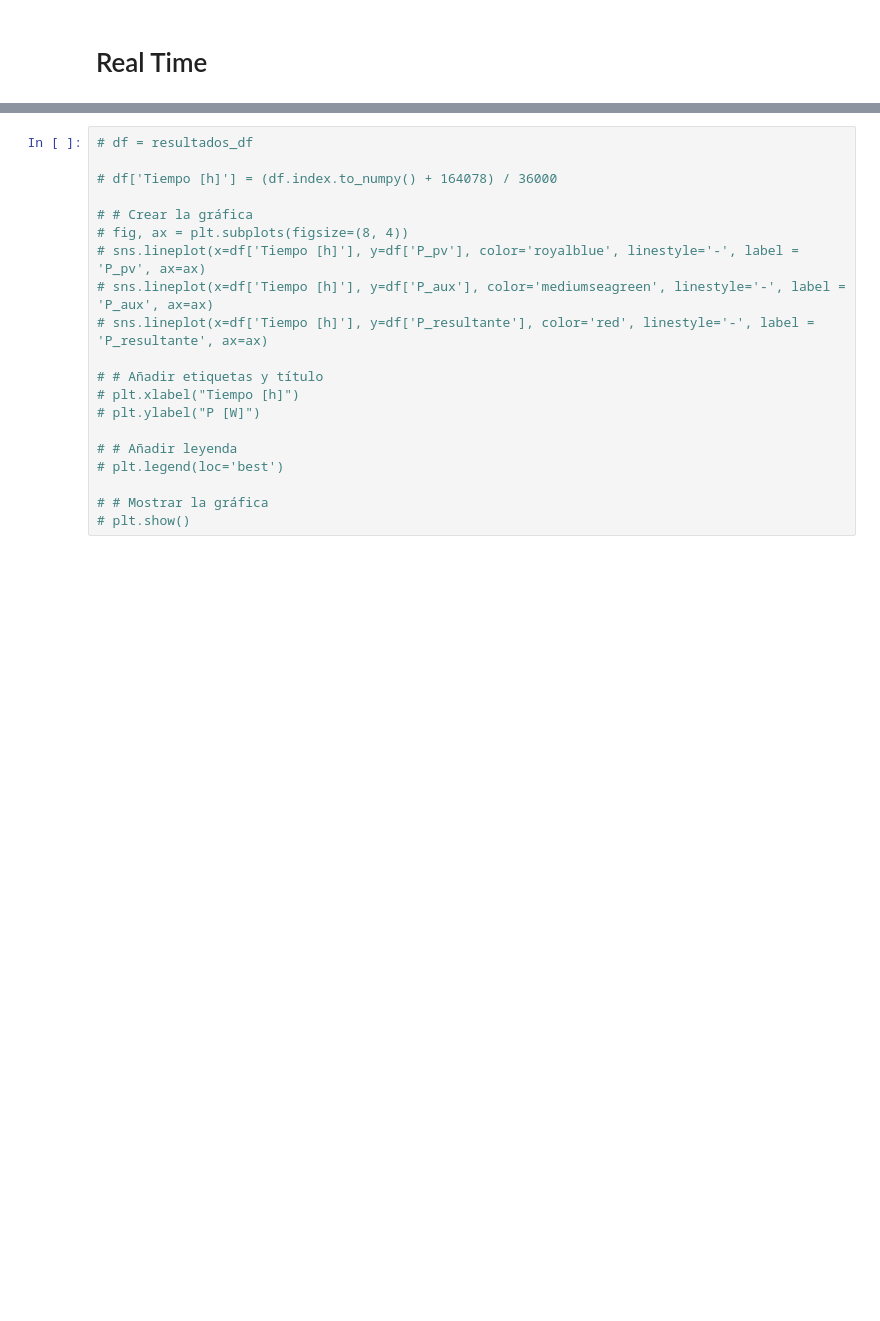
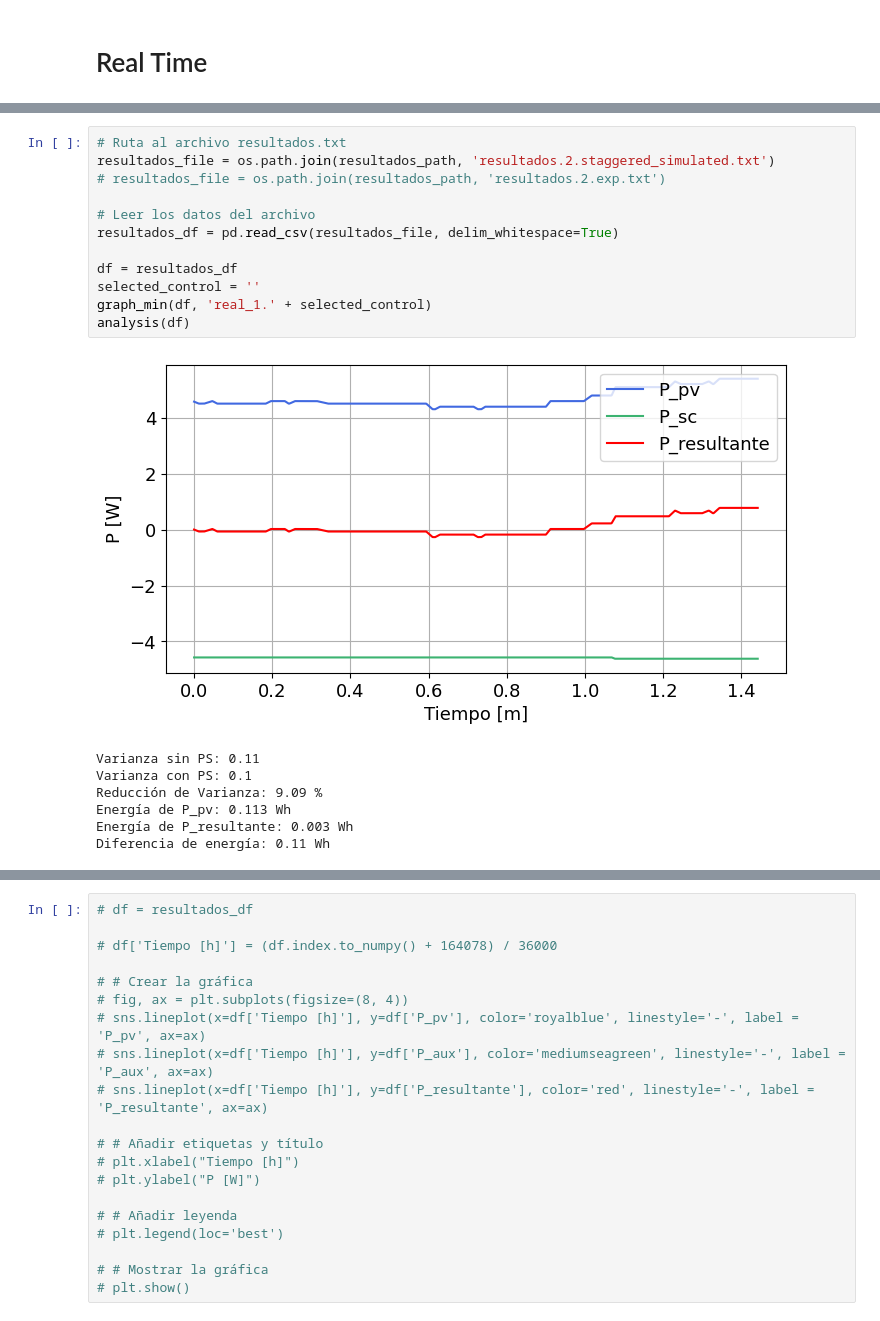
Before and after one commit to jorgecard/Telecontrol_r, a Jupyter notebook: PowerSmoothing/measurements.ipynb, the cells around one changed output, grey strips where cells are left out. Saved outputs shown, nothing was run; the diff lists cells and outputs as text; blank space fills up the shorter version.

```diff
--- a/PowerSmoothing/measurements.ipynb
+++ b/PowerSmoothing/measurements.ipynb
@@ -346,3 +366,23 @@ Diferencia de energía: 0.306 Wh
+# %%
+# Ruta al archivo resultados.txt
+resultados_file = os.path.join(resultados_path, 'resultados.2.staggered_simulated.txt')
+# resultados_file = os.path.join(resultados_path, 'resultados.2.exp.txt')
+
+# Leer los datos del archivo
+resultados_df = pd.read_csv(resultados_file, delim_whitespace=True)
+
+df = resultados_df
+selected_control = ''
+graph_min(df, 'real_1.' + selected_control)
+analysis(df)
+# %% [output]
+[figure, added]
+Varianza sin PS: 0.11
+Varianza con PS: 0.1
+Reducción de Varianza: 9.09 %
+Energía de P_pv: 0.113 Wh
+Energía de P_resultante: 0.003 Wh
+Diferencia de energía: 0.11 Wh
 # %%
 # Ruta al archivo resultados.txt
 resultados_file = os.path.join(resultados_path, 'resultados(2).txt')
```
Also changed, not shown: parts of 6 cells of this notebook, 17 other files.
